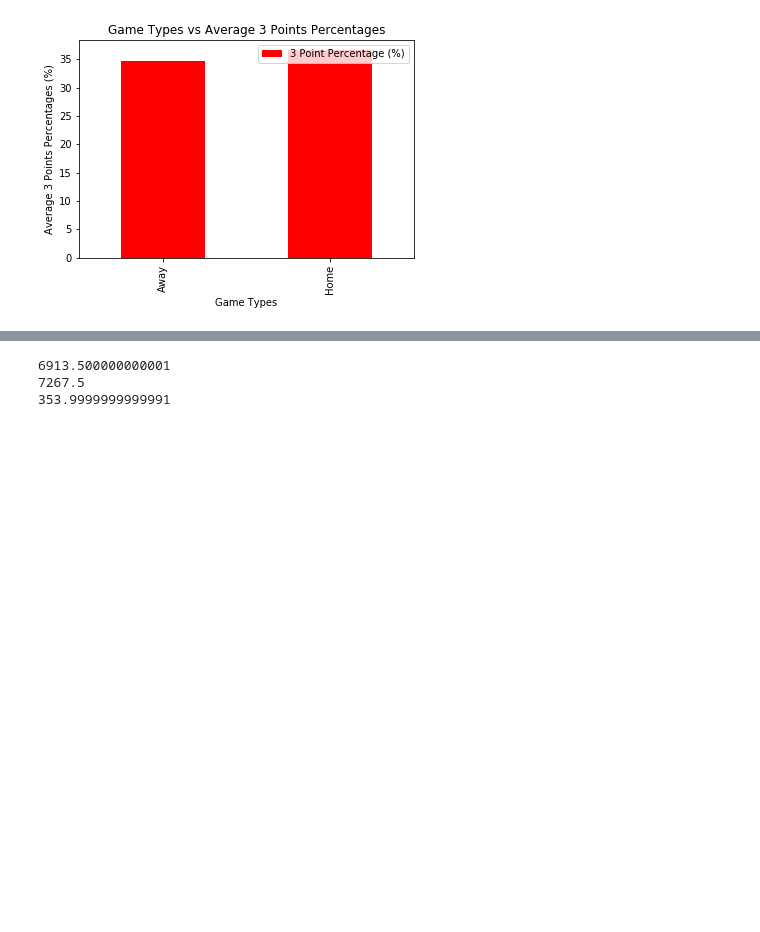
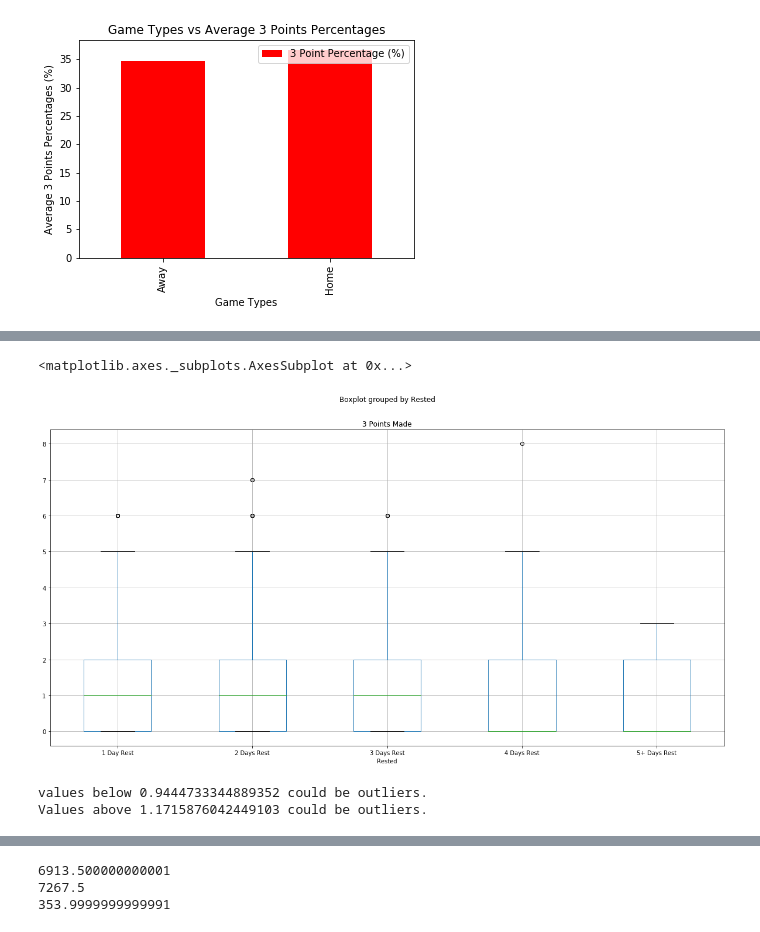
Before and after one commit to jferna73/project-one-, a Jupyter notebook: Data- Daniel/2017-2018 DataFrame.ipynb, the cells around one changed output, grey strips where cells are left out. Cells and saved outputs as stored; diff of their text form; code cells hidden in the pictures; blank space fills up the shorter version.

```diff
--- a/Data- Daniel/2017-2018 DataFrame.ipynb
+++ b/Data- Daniel/2017-2018 DataFrame.ipynb
@@ -985,0 +1028,30 @@ plt.tight_layout()
+# %%
+one_day_rested_df = pd.DataFrame({"Rested": "1 Day Rest",
+                              "3 Points Made": one_day_rested })
+
+
+two_days_rested_df = pd.DataFrame({"Rested": "2 Days Rest",
+                                  "3 Points Made": two_days_rested})
+three_days_rested_df = pd.DataFrame({"Rested": "3 Days Rest",
+                                  "3 Points Made": three_days_rested})
+four_days_rested_df = pd.DataFrame({"Rested": "4 Days Rest",
+                                  "3 Points Made": four_days_rested})
+five_days_rested_df = pd.DataFrame({"Rested": "5+ Days Rest",
+                                  "3 Points Made": five_days_rested})
+# %%
+# Create a list that contains data sorted by number of days days rested
+one_day_rested = new_df.loc[new_df['Time Rested'] ==1, '3P']
+two_days_rested = new_df.loc[new_df['Time Rested'] == 2, '3P']
+two_days_rested
+three_days_rested = new_df.loc[new_df['Time Rested'] == 3, '3P']
+four_days_rested = new_df.loc[new_df['Time Rested'] == 4, '3P']
+five_days_rested = new_df.loc[new_df['Time Rested'] == "6+", '3P']
+
+days_rested_list = [one_day_rested_df, two_days_rested_df, three_days_rested_df, four_days_rested_df, five_days_rested_df]
+days_rested_list_df = pd.concat(days_rested_list)
+
+# Create a boxplot to compare means
+days_rested_list_df.boxplot("3 Points Made", by="Rested", figsize=(20,10))
+# %% [output]
+<matplotlib.axes._subplots.AxesSubplot at 0x...>
+[figure, added]
@@ -985,0 +1065,9 @@ plt.tight_layout()
+# %%
+# Identify outliers
+lower_bound = lowerq - (1.5*iqr)
+upper_bound = upperq + (1.5*iqr)
+print(f'Values below {lower_bound} could be outliers.')
+print(f'Values above {upper_bound} could be outliers.')
+# %% [output]
+values below 0.9444733344889352 could be outliers.
+Values above 1.1715876042449103 could be outliers.
```
Also changed, not shown: parts of 44 cells of this notebook, 25 other files.
